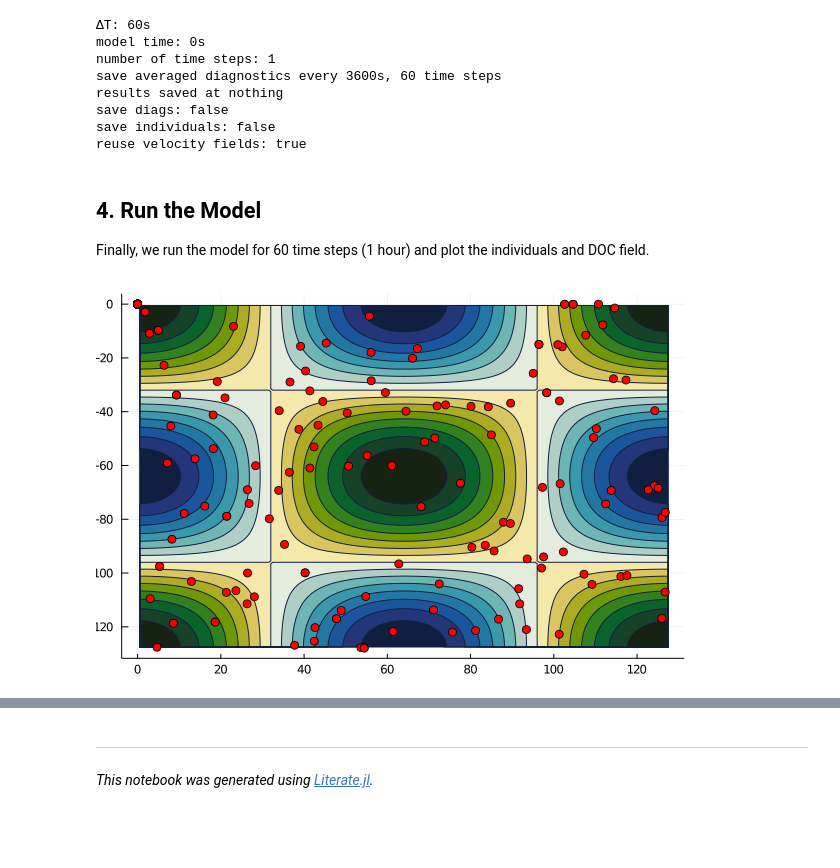
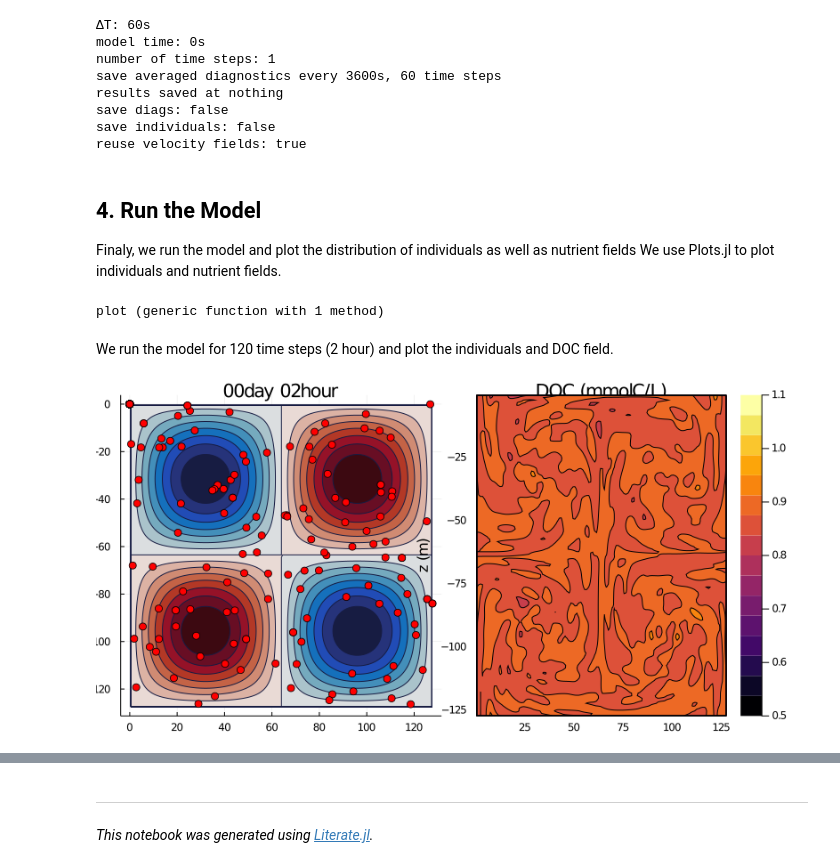
Before and after one commit to JuliaOcean/PlanktonIndividuals.jl, a Jupyter notebook: dev/generated/vertical_2D_example.ipynb, the cells around one changed output, grey strips where cells are left out. Saved outputs shown, nothing was run; the diff lists cells and outputs as text; code cells hidden in the pictures; blank space fills up the shorter version.

```diff
--- a/dev/generated/vertical_2D_example.ipynb
+++ b/dev/generated/vertical_2D_example.ipynb
@@ -21,11 +21,11 @@ grid spacing (Δx, Δy, Δz): (1, 1, 1)
 # %% [markdown]
 Then we use a stream function to generate the flow fields
 # %%
-scal = 2e-2
-f(x, y, z) = scal*cos(x*2π/128)*cos(z*2π/128) #stream function
+scal = 2e-1
+f(x, y, z) = scal*sin(x*2π/128)*sin(z*2π/128) #stream function
 
-ϕcorners=[f(x,0.,z) for x in 0:128, z=0:128]
-ϕcenters=[f(x,0.,z) for x in 0.5:128, z=0.5:128]
+ϕcorners=[f(x,0.,z) for x in 0:128, z in -128:0]
+ϕcenters=[f(x,0.,z) for x in 0.5:128, z in -128:-0.5]
 
 uu=-diff(ϕcorners,dims=2)[1:end-1,:]
 ww=diff(ϕcorners,dims=1)
@@ -71,31 +71,43 @@ results saved at nothing
 save diags: false
 save individuals: false
 reuse velocity fields: true
+# %% [markdown]
+## 4. Run the Model
+
+Finaly, we run the model and plot the distribution of individuals as well as nutrient fields
+We use Plots.jl to plot individuals and nutrient fields.
+# %%
+function plot(model::PI_Model)
+    # Coordinate arrays for plotting
+    xC, zC = collect(model.grid.xC)[3:130], collect(model.grid.zC)[3:130]
+
+    # heatmap of the flow field
+    fl_plot = Plots.contourf(xC, zC, ϕcenters', xlabel="x (m)", ylabel="z (m)", color=:balance, fmt=:png, colorbar=false)
+
+    # a scatter plot embeded in the flow fields
+    px = Array(model.individuals.phytos.sp1.data.x)
+    pz = Array(model.individuals.phytos.sp1.data.z)
+    Plots.scatter!(fl_plot, px, pz, ms=5, color = :red, legend=:none)
+
+    # DOC field
+    trac1 = Plots.contourf(xC, zC, Array(model.nutrients.DOC.data)[3:130,3,3:130]', xlabel="x (m)", ylabel="z (m)", clims=(0.5, 1.1), fmt=:png)
+
+    # Arrange the plots side-by-side.
+    plt = Plots.plot(fl_plot, trac1, size=(800, 400),
+        title=[lpad(model.t÷86400,2,"0")*"day "*lpad(model.t÷3600-24*(model.t÷86400),2,"0")*"hour" "DOC (mmolC/L)"])
+
+    return plt
+end
+# %% [output]
+plot (generic function with 1 method)
 # %% [markdown]
-## 4. Run the Model
-
-Finally, we run the model for 60 time steps (1 hour) and plot the individuals and DOC field.
+We run the model for 120 time steps (2 hour) and plot the individuals and DOC field.
-# %%
-for i in 1:60
-    update!(sim)
-end
-
-function plot(model::PI_Model)
-# Coordinate arrays for plotting
-xC, zC = collect(model.grid.xC)[3:130], collect(model.grid.zC)[3:130]
-
-# heatmap of the flow field
-fl_plot = contourf(xC, zC, ϕcenters', xlabel="x (m)", ylabel="z (m)", color=:balance, fmt=:png, c=:delta, colorbar=false)
-
-# a scatter plot embeded in the flow fields
-px = Array(model.individuals.phytos.sp1.data.x)
-pz = Array(model.individuals.phytos.sp1.data.z)
-Plots.scatter!(fl_plot, px, pz, ms=5, color = :red, legend=:none)
-
-return fl_plot
-end
-
-plot(model)
-# %% [output]
-[figure, removed]
+# %%
+for i in 1:120
+    update!(sim)
+end
+
+plot(model)
+# %% [output]
+[figure, added]
 # %% [markdown]
```
Also changed, not shown: parts of 6 cells of this notebook, 6 other files.
